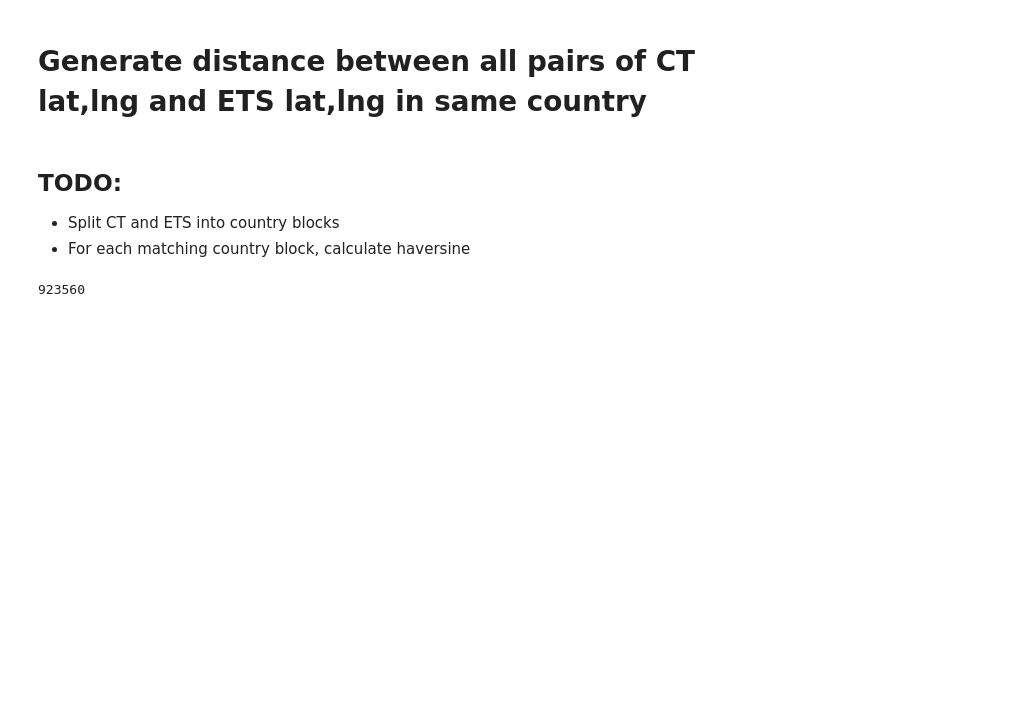
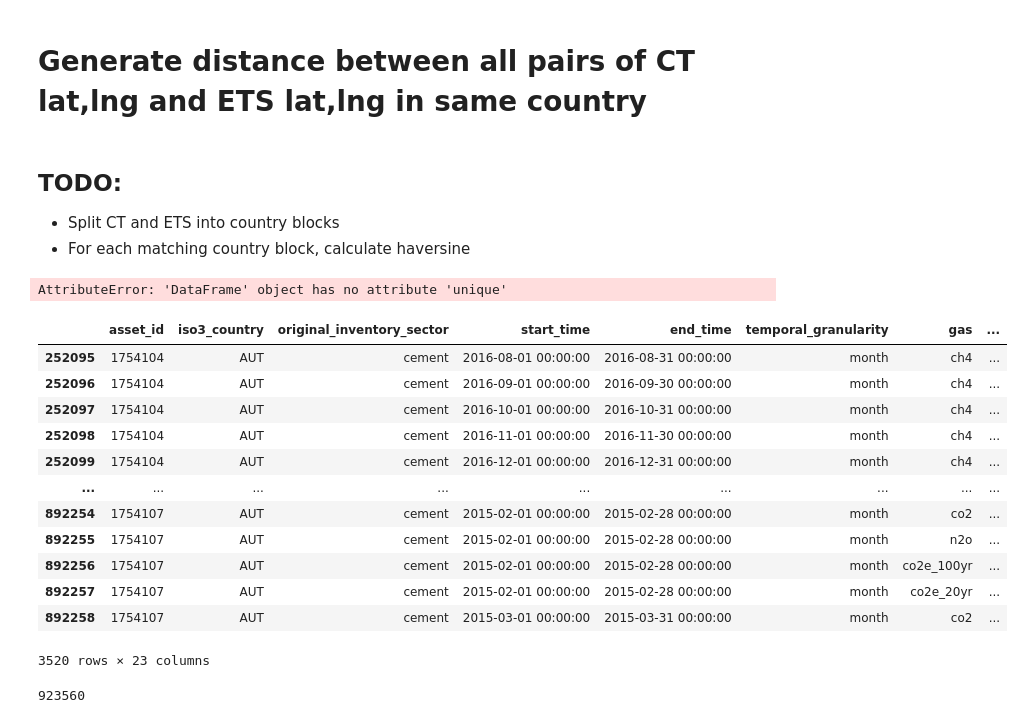
Before and after one commit to rayansud/ClimateTrace-EUETS, a Jupyter notebook: ETS_ClimateTrace_Match.ipynb, the cells around one changed output. Drawn from its saved outputs; the diff is of its cells as text; code cells hidden in the pictures; blank space fills up the shorter version.

Commit message:
updating country-blocking

```diff
--- a/ETS_ClimateTrace_Match.ipynb
+++ b/ETS_ClimateTrace_Match.ipynb
@@ -69,0 +86,3 @@ fig = px.scatter_geo(lat=latlngs[:,0], lon=latlngs[:,1],hover_name=unique_locs)
+# %%
+ets_data_geocoded = pd.merge(ets_data,latlng_df,how='left',on='Address')
+ets_data_geocoded
@@ -69,0 +103,4 @@ fig = px.scatter_geo(lat=latlngs[:,0], lon=latlngs[:,1],hover_name=unique_locs)
+# %%
+ets_data_geocoded.loc[(ets_data_geocoded['Address'] == 'nan'),['Lat','Lng']] = np.nan
+ets_data_geocoded.loc[(ets_data_geocoded['Lat'] == 91),['Lat','Lng']] = np.nan
+#Around 10% have NAN addresses
@@ -95,14 +139,36 @@ for idx,loc in enumerate(tqdm(ct_data.lat)):
 ## TODO:
 * Split CT and ETS into country blocks
 * For each matching country block, calculate haversine
-# %%
-ets_country_blocks = []
-ct_country_blocks = []
-
-all_countries_ets = ct_data_filterETS['Code2'].unique()
-all_countries_ct = ets_data['Acquiring.Holder.CountryCode'].unique()
-
-for country in all_countries_ets:
+# %%
+ets_country_blocks = []
+ct_country_blocks = []
+
+all_countries_ct = ct_data_filterETS['Code2'].unique()
+all_countries_ets = ets_data_geocoded['Acquiring.Holder.CountryCode'].unique()
+
+for country in all_countries_ct:
+    ct_country_blocks.append(ct_data_filterETS[ct_data_filterETS['Code2']==country])
+    ets_country_blocks.append(ets_data_geocoded[ets_data_geocoded['Acquiring.Holder.CountryCode']==country])
+# %%
+ets_country_blocks[63][['Lat','Lng']].unique()
+# %% [output]
+AttributeError: 'DataFrame' object has no attribute 'unique'
+# %%
+ct_country_blocks[63]
+# %% [output]
+|  | asset_id | iso3_country | original_inventory_sector | start_time | end_time | temporal_granularity | gas | ... |
+| 252095 | 1754104 | AUT | cement | 2016-08-01 00:00:00 | 2016-08-31 00:00:00 | month | ch4 | ... |
+| 252096 | 1754104 | AUT | cement | 2016-09-01 00:00:00 | 2016-09-30 00:00:00 | month | ch4 | ... |
+| 252097 | 1754104 | AUT | cement | 2016-10-01 00:00:00 | 2016-10-31 00:00:00 | month | ch4 | ... |
+| 252098 | 1754104 | AUT | cement | 2016-11-01 00:00:00 | 2016-11-30 00:00:00 | month | ch4 | ... |
+| 252099 | 1754104 | AUT | cement | 2016-12-01 00:00:00 | 2016-12-31 00:00:00 | month | ch4 | ... |
+| ... | ... | ... | ... | ... | ... | ... | ... | ... |
+| 892254 | 1754107 | AUT | cement | 2015-02-01 00:00:00 | 2015-02-28 00:00:00 | month | co2 | ... |
+| 892255 | 1754107 | AUT | cement | 2015-02-01 00:00:00 | 2015-02-28 00:00:00 | month | n2o | ... |
+| 892256 | 1754107 | AUT | cement | 2015-02-01 00:00:00 | 2015-02-28 00:00:00 | month | co2e_100yr | ... |
+| 892257 | 1754107 | AUT | cement | 2015-02-01 00:00:00 | 2015-02-28 00:00:00 | month | co2e_20yr | ... |
+| 892258 | 1754107 | AUT | cement | 2015-03-01 00:00:00 | 2015-03-31 00:00:00 | month | co2 | ... |
+3520 rows × 23 columns
 # %%
 haversine_vector(ETS_countryblock, CT_countryblock, Unit.KILOMETERS, comb=True)
 len(ct_data_filterETS)*len(latlngs)
```
Also changed, not shown: parts of 7 cells of this notebook.
